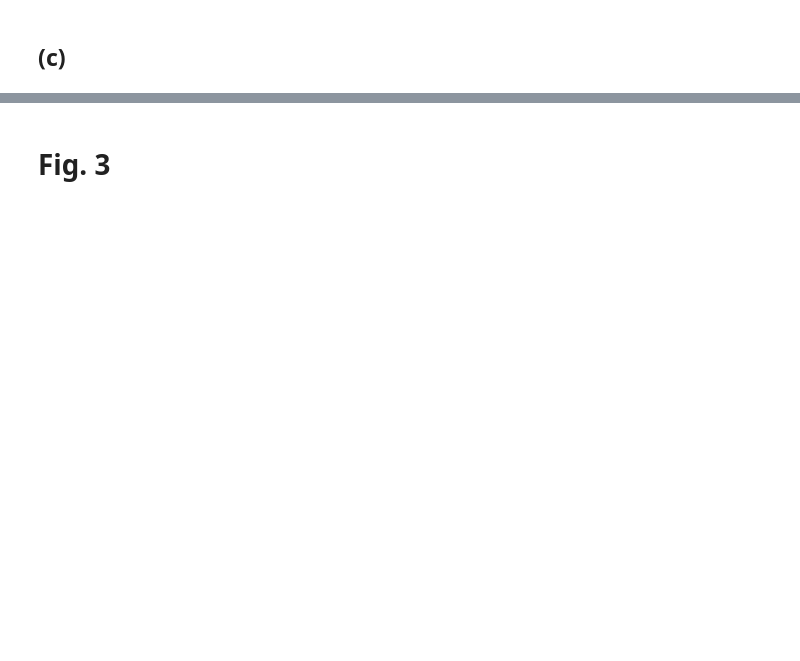
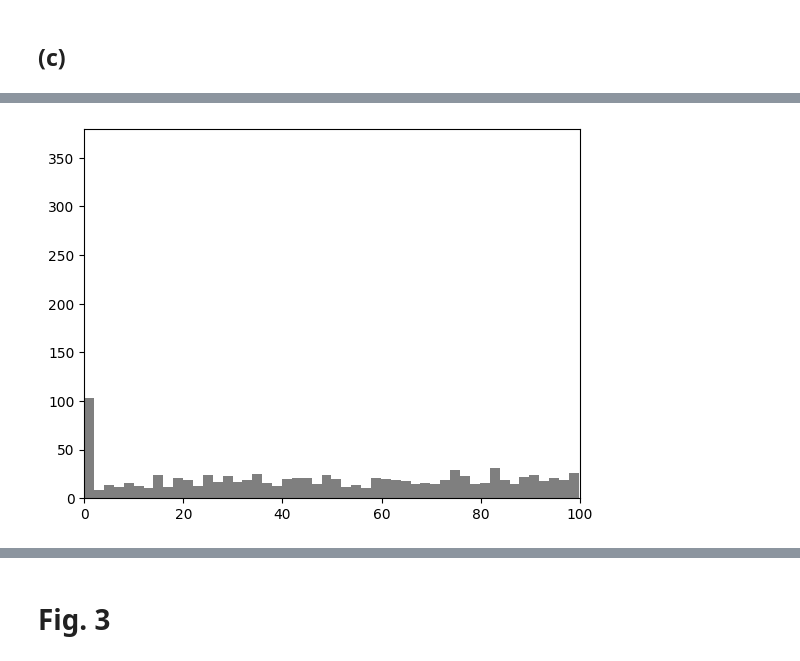
Before and after one commit to go705/BNOT_codes, a Jupyter notebook: BNOT_v2.ipynb, the cells around one changed output, grey strips where cells are left out. Drawn from its saved outputs; the diff is of its cells as text; code cells hidden in the pictures; blank space fills up the shorter version.

```diff
--- a/BNOT_v2.ipynb
+++ b/BNOT_v2.ipynb
@@ -266,0 +363,12 @@ Estimated η₂ 95% CI: [0.709, 0.803]  (mean 0.766)
+# %%
+plt.figure()
+plt.hist(np.array(w), bins=50, alpha=0.5, color='black', density=False)
+plt.ylim(0, 380)
+plt.xlim(0, 100)
+save_path = save_dir+f"/Fig6b.png"
+os.makedirs(os.path.dirname(save_path), exist_ok=True)
+plt.savefig(save_path, dpi=1200)
+
+plt.show()
+# %% [output]
+[figure, added]
```
Also changed, not shown: parts of 43 cells of this notebook, 32 other files.
